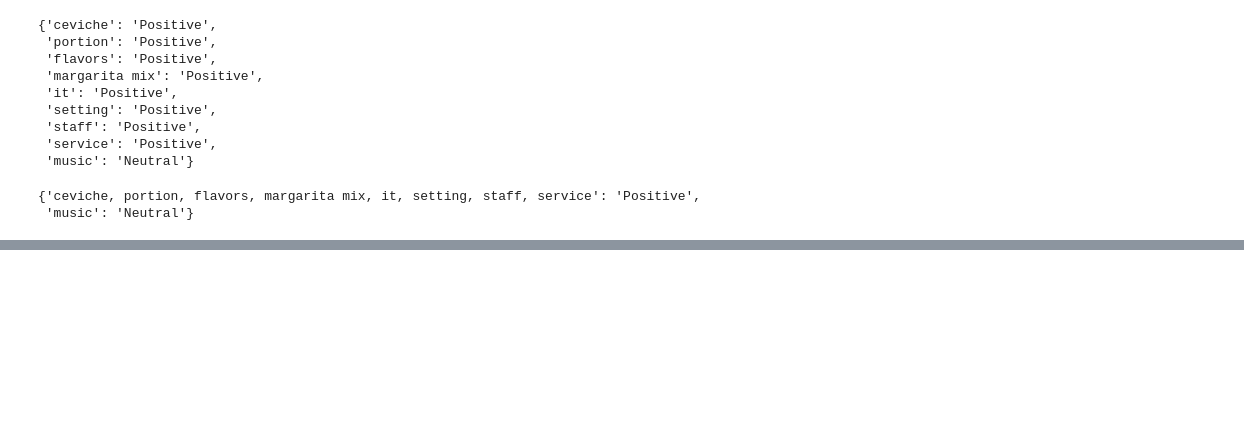
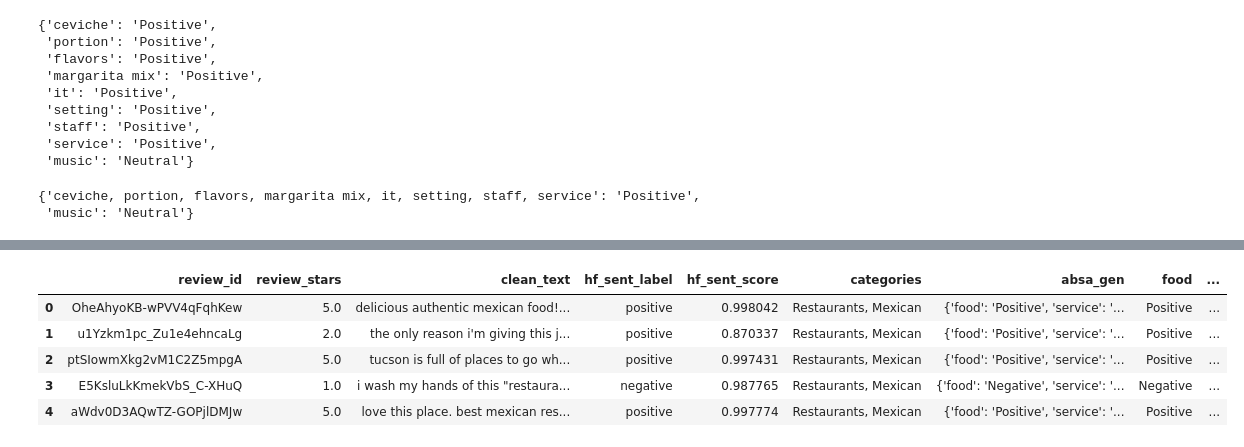
Before and after one commit to mindyng/2024-Business-Projects, a Jupyter notebook: yelp-reviews-analysis.ipynb, the cells around one changed output, grey strips where cells are left out. Drawn from its saved outputs; the diff is of its cells as text; code cells hidden in the pictures; blank space fills up the shorter version.

Commit message:
Kaggle Notebook | yelp_reviews_analysis | Version 16

```diff
--- a/yelp-reviews-analysis.ipynb
+++ b/yelp-reviews-analysis.ipynb
@@ -1690,0 +1675,24 @@ sample2.head()
+# %%
+# Function to expand absa_sp dictionary into separate columns
+def expand_absa_sp(row):
+    result = {}
+    for key, value in row.items():
+        result[key] = value
+    return pd.Series(result)
+
+# Apply the function to the absa_sp column
+expanded_columns = sample2['absa_sp'].apply(expand_absa_sp)
+
+# Concatenate the original DataFrame with the expanded columns
+sample2 = pd.concat([sample2, expanded_columns], axis=1)
+
+# Change NaN to None
+sample2 = sample2.replace({np.nan: None})
+sample2
+# %% [output]
+|  | review_id | review_stars | clean_text | hf_sent_label | hf_sent_score | categories | absa_gen | food | ... |
+| 0 | OheAhyoKB-wPVV4qFqhKew | 5.0 | delicious authentic mexican food!... | positive | 0.998042 | Restaurants, Mexican | {'food': 'Positive', 'service': '... | Positive | ... |
+| 1 | u1Yzkm1pc_Zu1e4ehncaLg | 2.0 | the only reason i'm giving this j... | positive | 0.870337 | Restaurants, Mexican | {'food': 'Positive', 'service': '... | Positive | ... |
+| 2 | ptSIowmXkg2vM1C2Z5mpgA | 5.0 | tucson is full of places to go wh... | positive | 0.997431 | Restaurants, Mexican | {'food': 'Positive', 'service': '... | Positive | ... |
+| 3 | E5KsluLkKmekVbS_C-XHuQ | 1.0 | i wash my hands of this "restaura... | negative | 0.987765 | Restaurants, Mexican | {'food': 'Negative', 'service': '... | Negative | ... |
+| 4 | aWdv0D3AQwTZ-GOPjlDMJw | 5.0 | love this place. best mexican res... | positive | 0.997774 | Restaurants, Mexican | {'food': 'Positive', 'service': '... | Positive | ... |
```
Also changed, not shown: parts of 44 cells of this notebook.
